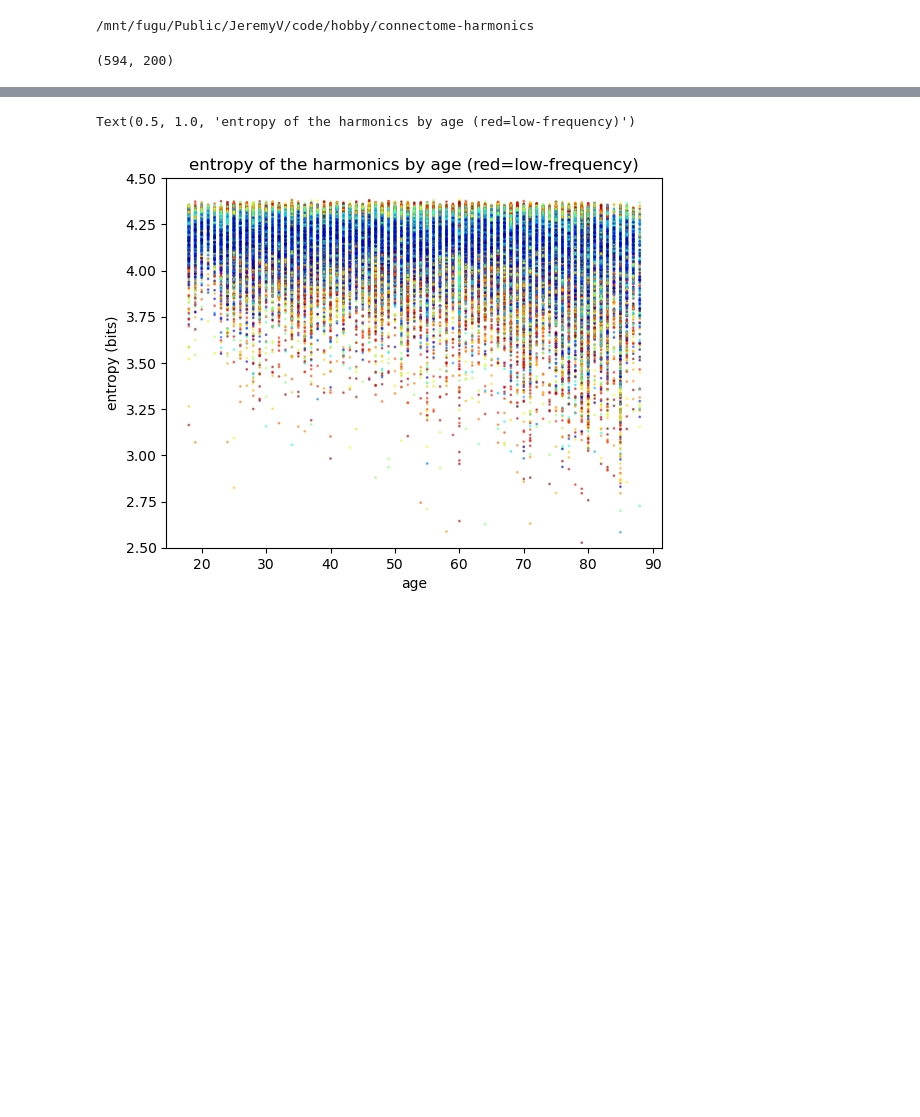
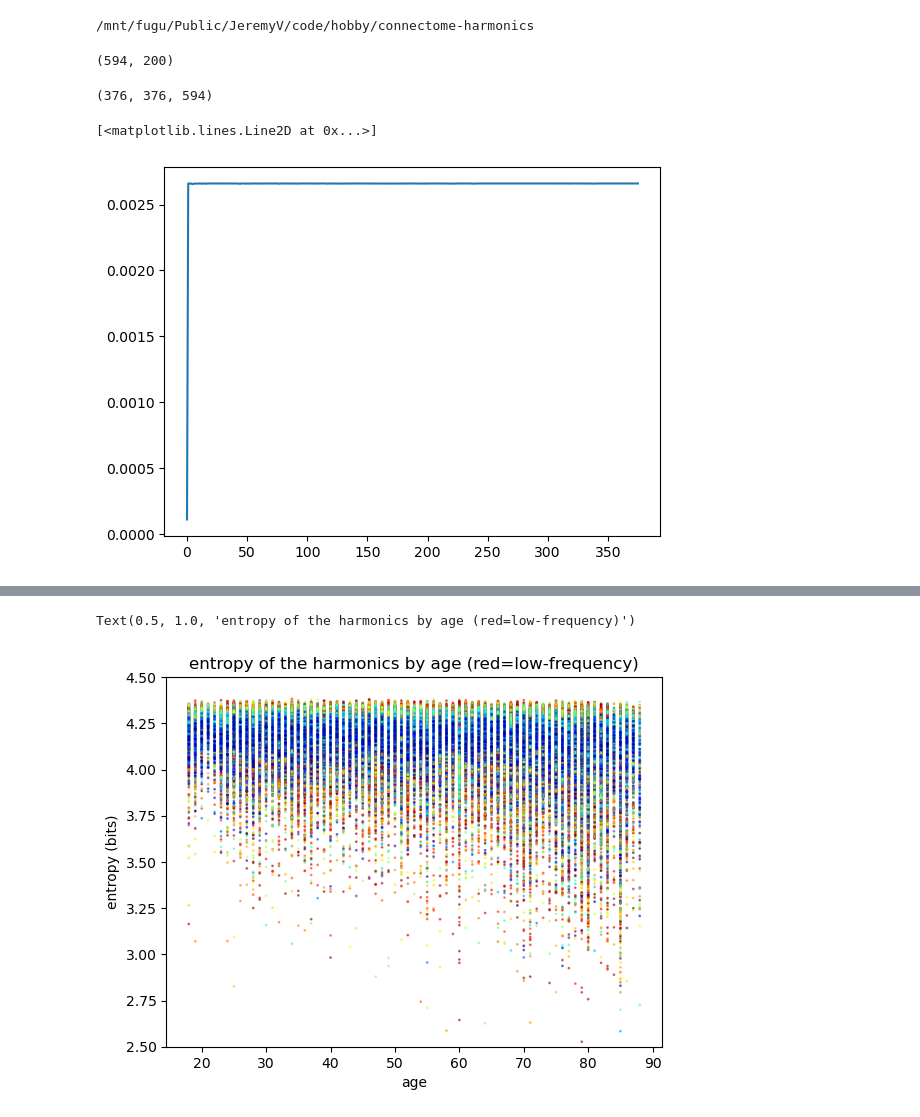
Before and after one commit to tristan-kiersarsky/connectome-harmonics, a Jupyter notebook: notebooks/age-vs-entropy.ipynb, the cells around one changed output, grey strips where cells are left out. Saved outputs shown, nothing was run; the diff lists cells and outputs as text; code cells hidden in the pictures; blank space fills up the shorter version.

```diff
--- a/notebooks/age-vs-entropy.ipynb
+++ b/notebooks/age-vs-entropy.ipynb
@@ -15,3 +15,12 @@ harmonics_entropy = get_harmonics_entropy(harmonics)
 harmonics_entropy.shape
 # %% [output]
 (594, 200)
+# %%
+harmonics.shape
+# %% [output]
+(376, 376, 594)
+# %%
+plt.plot(harmonics[:,:,0].var(axis=0))
+# %% [output]
+[<matplotlib.lines.Line2D at 0x...>]
+[figure, added]
```
Also changed, not shown: parts of 4 cells of this notebook, 5 other files.
